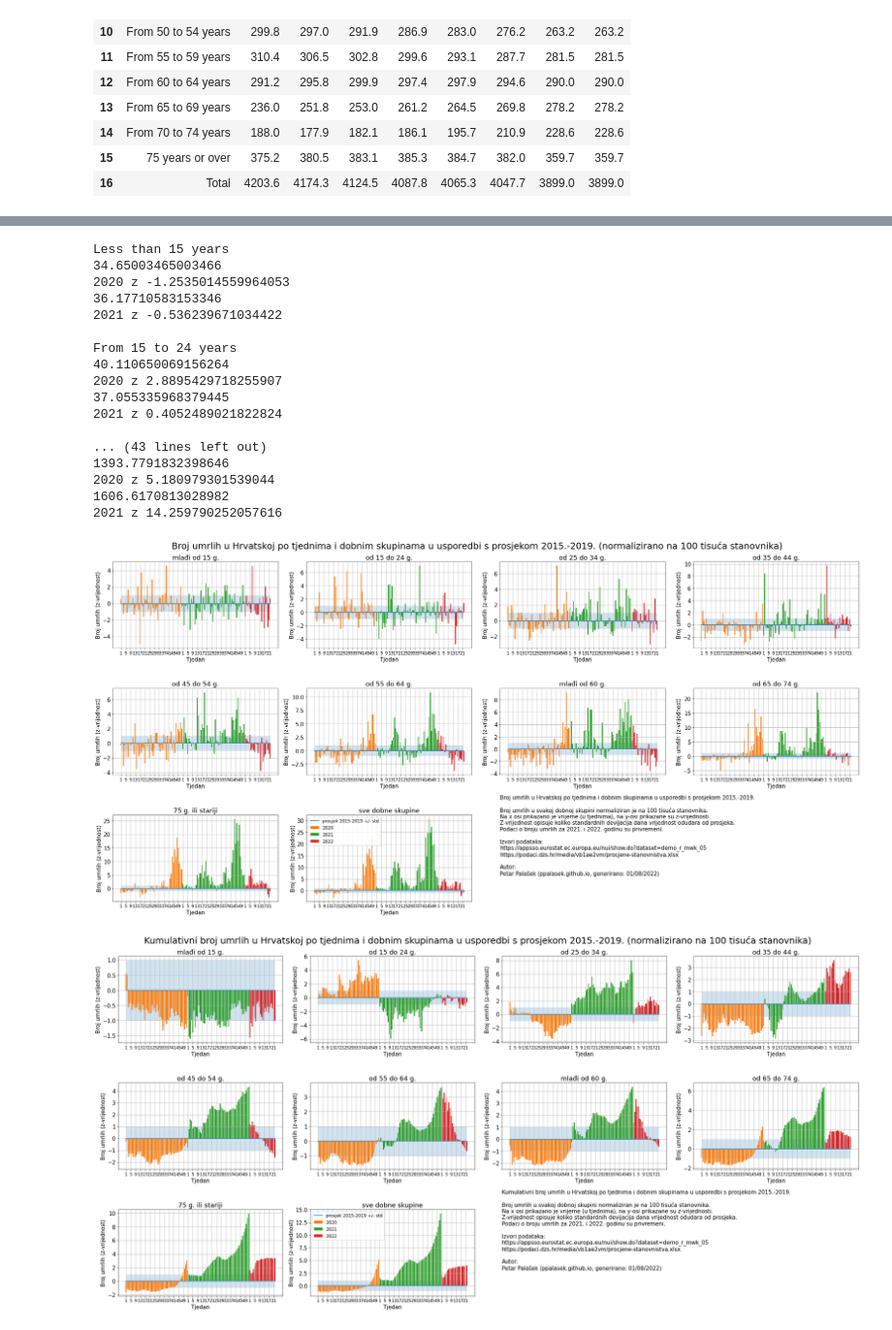
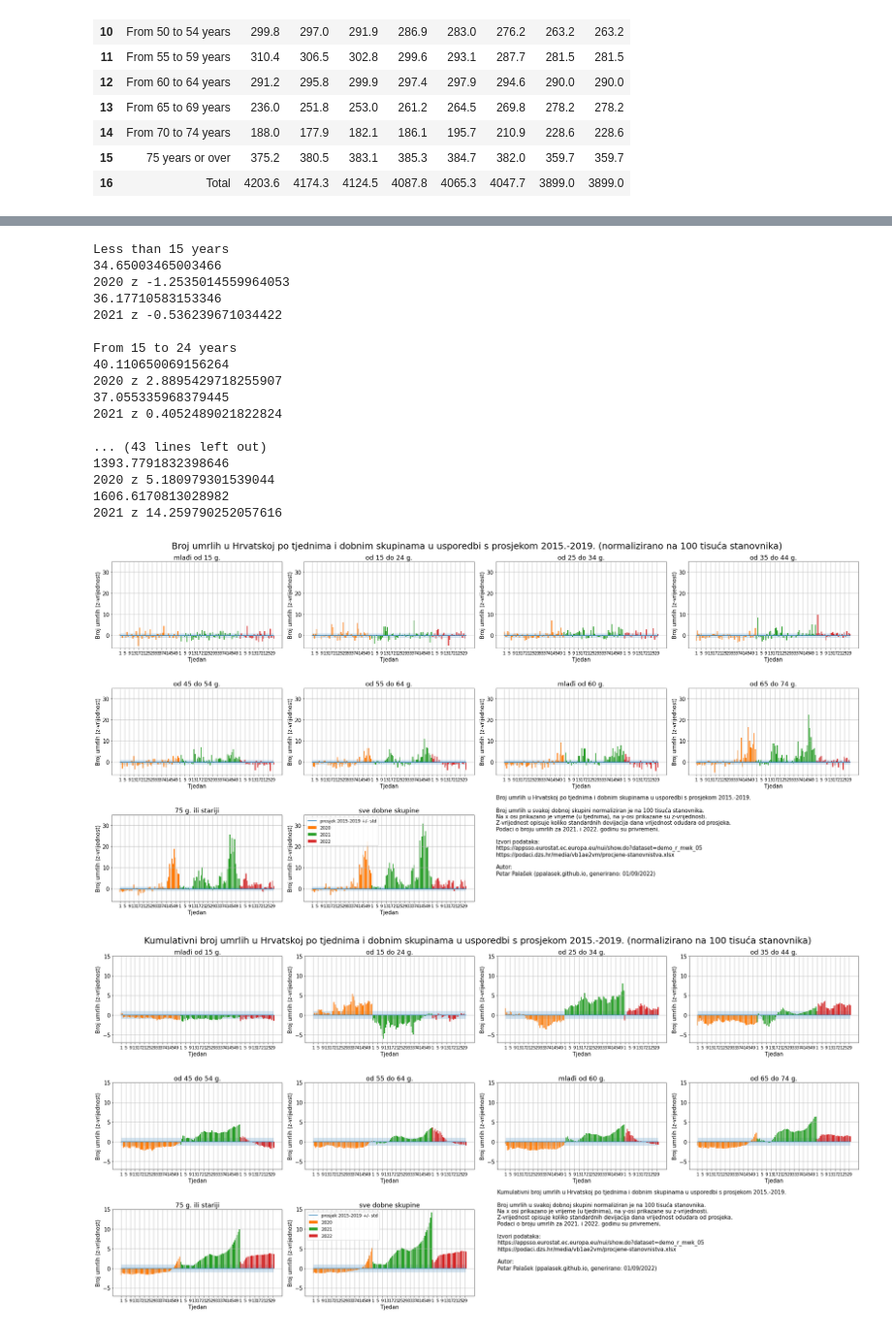
Before and after one commit to ppalasek/croatia_excess_deaths, a Jupyter notebook: excess_deaths_per_100k.ipynb, the cells around one changed output, grey strips where cells are left out. Shown at 97% size. Drawn from its saved outputs; the diff is of its cells as text; code cells hidden in the pictures.

```diff
--- a/excess_deaths_per_100k.ipynb
+++ b/excess_deaths_per_100k.ipynb
@@ -76,7 +76,7 @@ from datetime import date
 
 group_maps = {}
 
-same_y_axis = False
+same_y_axis = True
 
 %matplotlib inline
 
@@ -434,32 +434,32 @@ ax_text = fig_cumul.add_subplot(gs_cumul[2, 2:])
 ax_text.text(0, 0.3, 'Kumulativni broj umrlih u Hrvatskoj po tjednima i dobnim skupinama u usporedbi s prosjekom 2015.-2019.\n\nBroj umrlih u svakoj dobnoj skupini normaliziran je na 100 tisuća stanovnika.\nNa x osi prikazano je vrijeme (u tjednima), na y-osi prikazane su z-vrijednosti.\nZ-vrijednost opisuje koliko standardnih devijacija dana vrijednost odudara od prosjeka.\nPodaci o broju umrlih za 2021. i 2022. godinu su privremeni.\n\nIzvori podataka:\nhttps://appsso.eurostat.ec.europa.eu/nui/show.do?dataset=demo_r_mwk_05\nhttps://podaci.dzs.hr/media/vb1ae2vm/procjene-stanovnistva.xlsx\n\nAutor:\nPetar Palašek (ppalasek.github.io, generirano: {})'.format(date.today().strftime("%d/%m/%Y")))
 ax_text.axis('off')
 
 
 plt.suptitle('Kumulativni broj umrlih u Hrvatskoj po tjednima i dobnim skupinama u usporedbi s prosjekom 2015.-2019. (normalizirano na 100 tisuća stanovnika)', fontsize=25)
 
 
 
 plt.tight_layout()
 plt.savefig('img/cro_excess_all_z_score_cumul{}.png'.format(note), dpi=100, transparent=False, bbox_inches='tight', facecolor='white')
 
 plt.show()
 # %% [output]
 Less than 15 years
 34.65003465003466
 2020 z -1.2535014559964053
 36.17710583153346
 2021 z -0.536239671034422
 
 From 15 to 24 years
 40.110650069156264
 2020 z 2.8895429718255907
 37.055335968379445
 2021 z 0.4052489021822824
 
 ... (43 lines left out)
 1393.7791832398646
 2020 z 5.180979301539044
 1606.6170813028982
 2021 z 14.259790252057616
-[figure, old version]
+[figure, new version]
-[figure, old version]
+[figure, new version]
```
Also changed, not shown: parts of 1 cell of this notebook, 10 other files.
